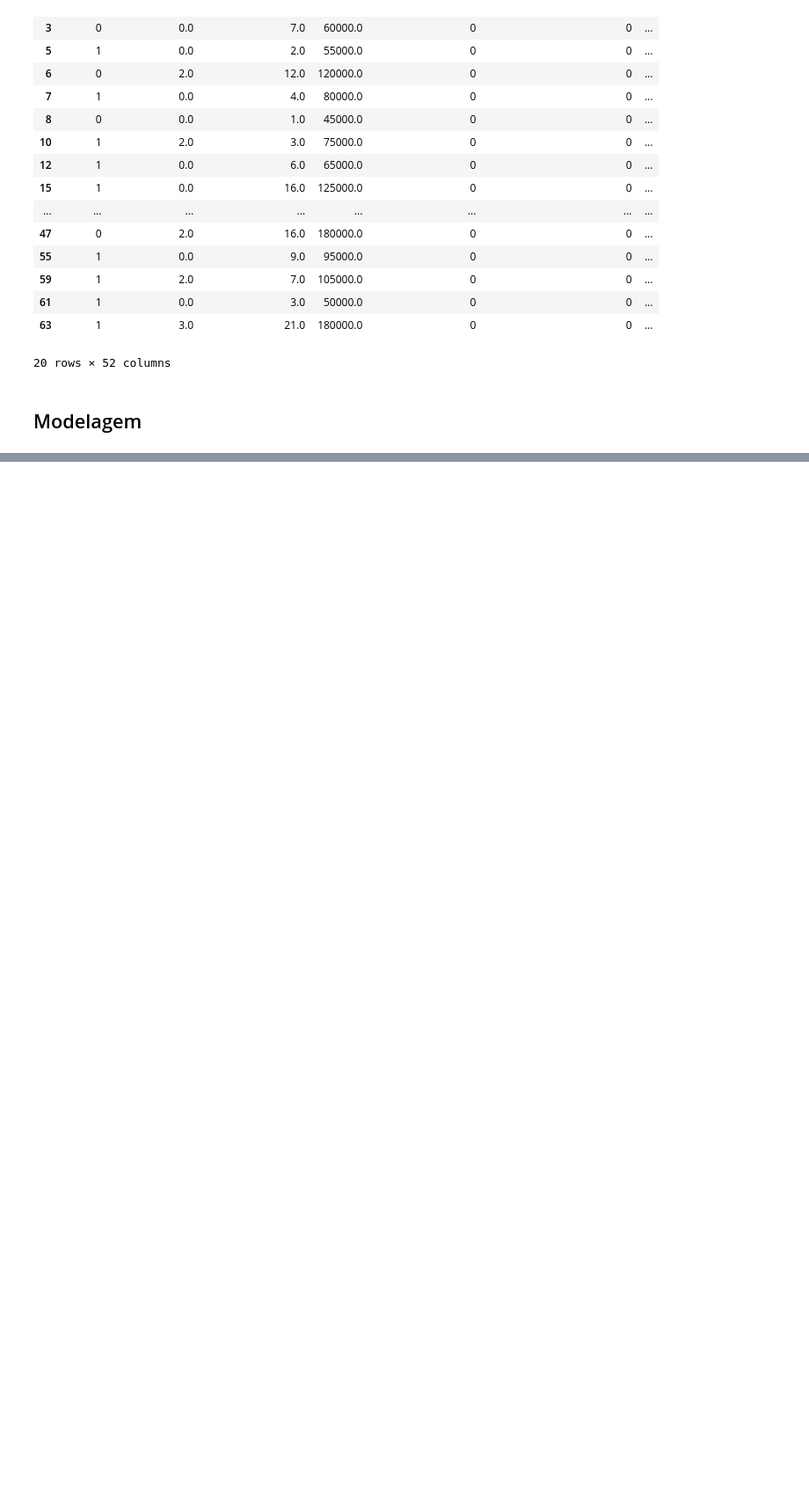
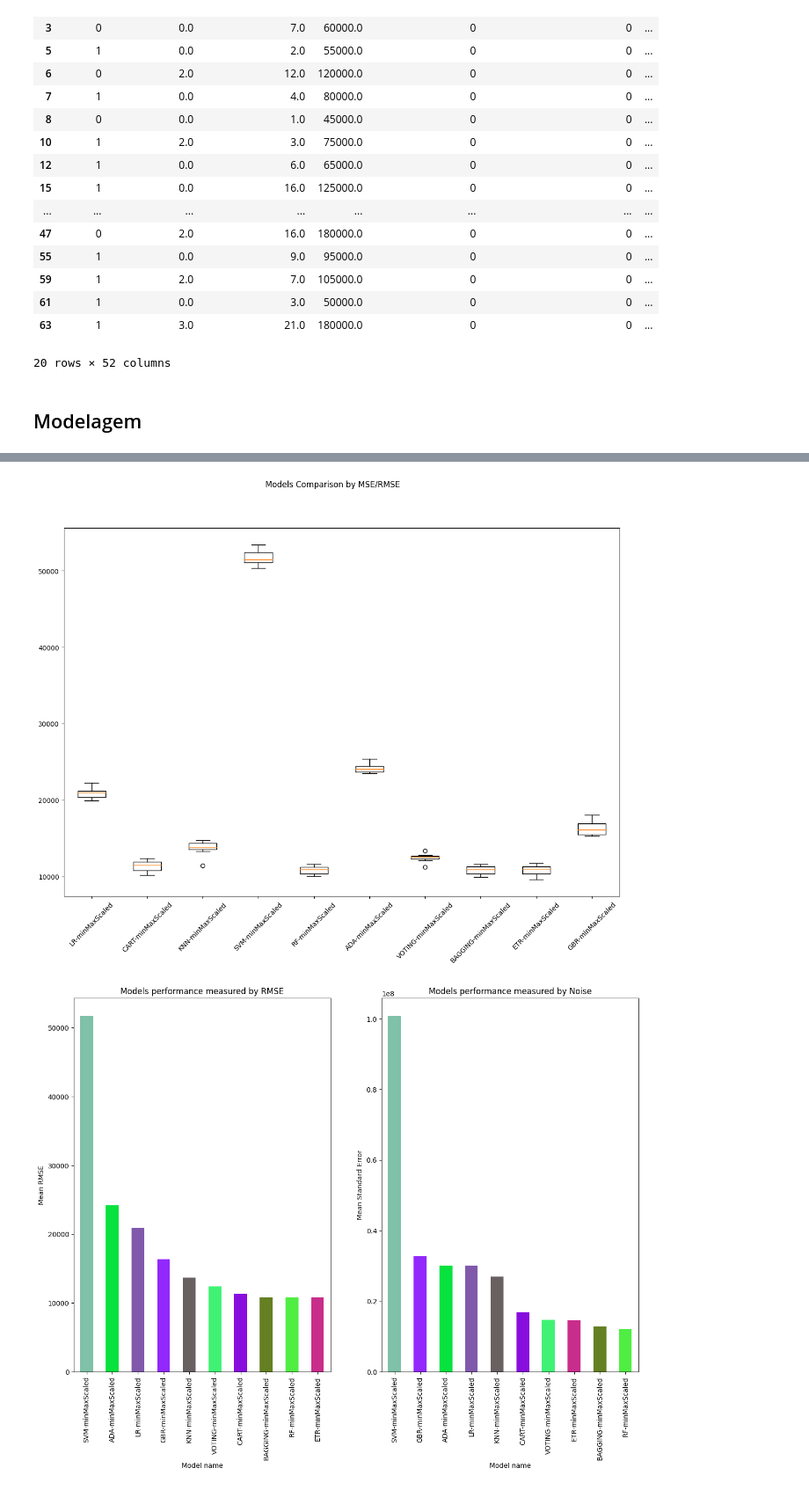
Before and after one commit to lucasvittal2/Salary_Regression_Prediction, a Jupyter notebook: SprintII_Salary_Prediction.ipynb, the cells around one changed output, grey strips where cells are left out. Shown at 88% size. Drawn from its saved outputs; the diff is of its cells as text; code cells hidden in the pictures; blank space fills up the shorter version.

```diff
--- a/SprintII_Salary_Prediction.ipynb
+++ b/SprintII_Salary_Prediction.ipynb
@@ -298,0 +384,6 @@ salaries_df_preprocessed.columns
+# %%
+from sklearn.preprocessing import MinMaxScaler, StandardScaler
+from sklearn.pipeline import Pipeline
+
+minMaxScaler = ('MinMaxScaler', MinMaxScaler())
+stdScaler = ('StandardScaler', StandardScaler() )
@@ -298,0 +392,4 @@ salaries_df_preprocessed.columns
+# %%
+minMax_pipelines = [(model_name + '-minMaxScaled', Pipeline( [minMaxScaler, (model_name, model) ] )) for model_name, model in models]
+# %%
+names, results, report_df = models_evaluator.evaluate_models(minMax_pipelines, salaries_df_preprocessed, 'Salary')
@@ -298,0 +422,5 @@ salaries_df_preprocessed.columns
+# %%
+models_evaluator.generate_performance_report(names, results, report_df)
+# %% [output]
+[figure, added]
+[figure, added]
```
Also changed, not shown: parts of 17 cells of this notebook, 4 other files.
